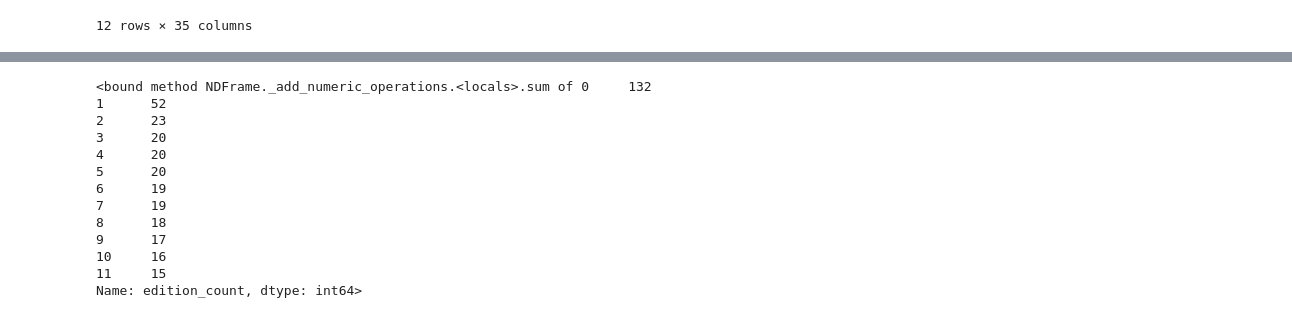
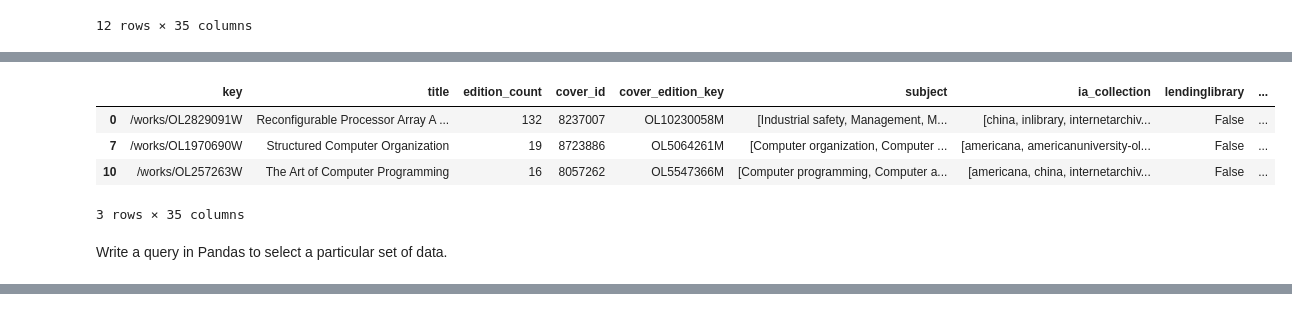
Before and after one commit to darrenc9828/data_2_checks, a Jupyter notebook: knowledge_check_1.ipynb, the cells around one changed output, grey strips where cells are left out. Saved outputs shown, nothing was run; the diff lists cells and outputs as text; code cells hidden in the pictures.

```diff
--- a/knowledge_check_1.ipynb
+++ b/knowledge_check_1.ipynb
@@ -69,3 +77,14 @@ Index(['key', 'title', 'edition_count', 'cover_id', 'cover_edition_key',
+# %%
+contain_values = works[works['title'].str.contains('Co')]
+contain_values
+# %% [output]
+|  | key | title | edition_count | cover_id | cover_edition_key | subject | ia_collection | lendinglibrary | ... |
+| 0 | /works/OL2829091W | Reconfigurable Processor Array A ... | 132 | 8237007 | OL10230058M | [Industrial safety, Management, M... | [china, inlibrary, internetarchiv... | False | ... |
+| 7 | /works/OL1970690W | Structured Computer Organization | 19 | 8723886 | OL5064261M | [Computer organization, Computer ... | [americana, americanuniversity-ol... | False | ... |
+| 10 | /works/OL257263W | The Art of Computer Programming | 16 | 8057262 | OL5547366M | [Computer programming, Computer a... | [americana, china, internetarchiv... | False | ... |
+3 rows × 35 columns
+# %% [markdown]
+Write a query in Pandas to select a particular set of data.
 # %%
 print_disabled = works.query("printdisabled == True")
 print_disabled
@@ -83,20 +102,3 @@ print_disabled
 | 10 | /works/OL257263W | The Art of Computer Programming | 16 | 8057262 | OL5547366M | [Computer programming, Computer a... | [americana, china, internetarchiv... | False | ... |
 | 11 | /works/OL2995643W | Mostly BASIC | 15 | 8697035 | OL3190093M | [Apple II (Computer), Atari 1200X... | [librarygenesis, printdisabled] | False | ... |
 11 rows × 35 columns
-# %%
-sum_edition_count = works['edition_count'].sum
-sum_edition_count
-# %% [output]
-<bound method NDFrame._add_numeric_operations.<locals>.sum of 0     132
-1      52
-2      23
-3      20
-4      20
-5      20
-6      19
-7      19
-8      18
-9      17
-10     16
-11     15
-Name: edition_count, dtype: int64>
```
Also changed, not shown: parts of 14 cells of this notebook.
